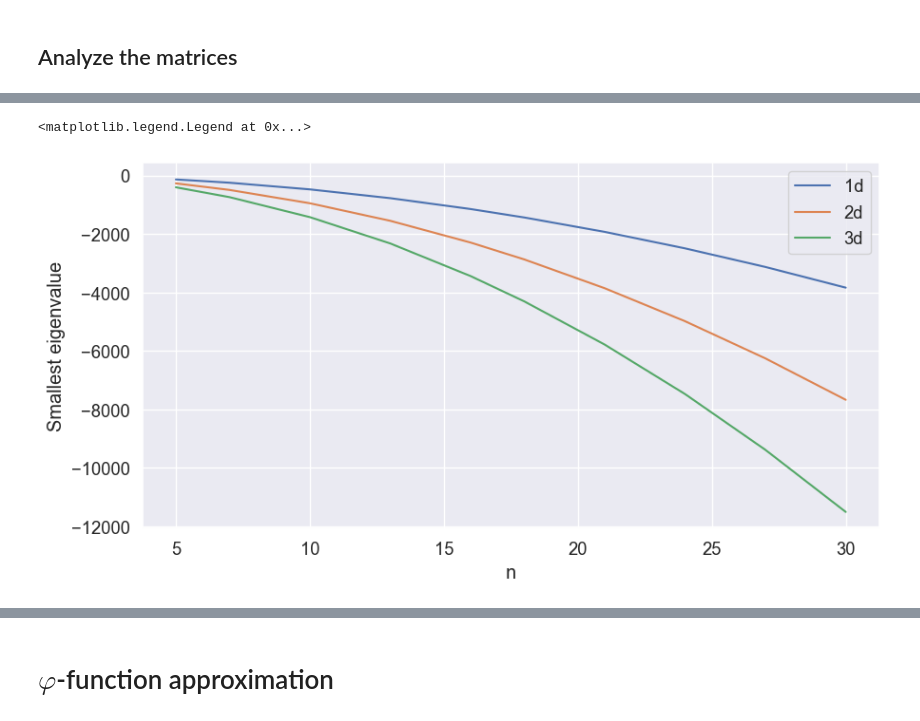
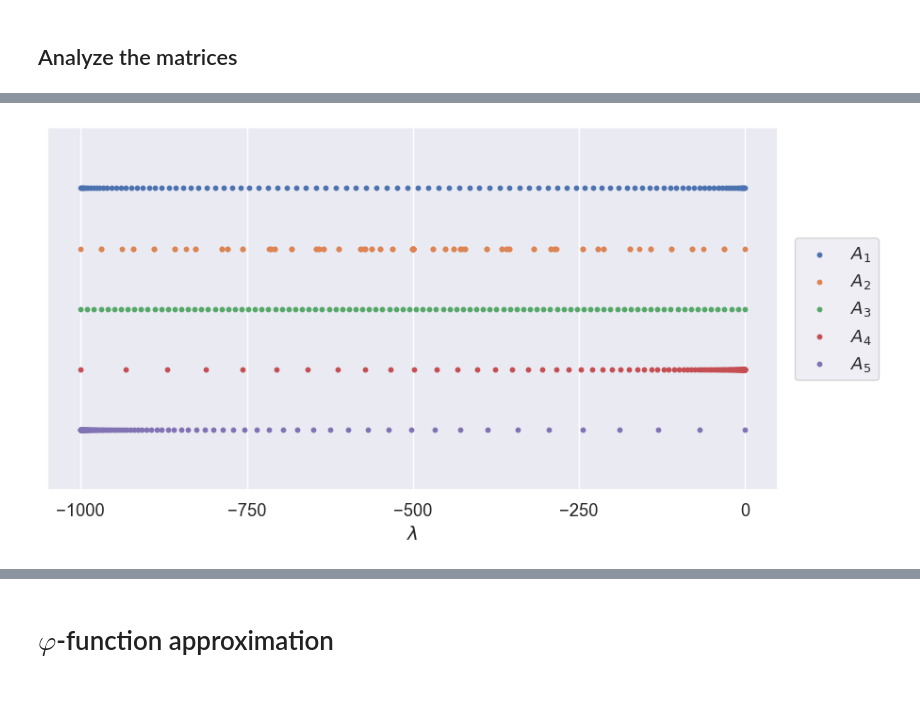
Before and after one commit to sprmsv/KAMF, a Jupyter notebook: experiments.ipynb, the cells around one changed output, grey strips where cells are left out. Drawn from its saved outputs; the diff is of its cells as text; code cells hidden in the pictures; blank space fills up the shorter version.

```diff
--- a/experiments.ipynb
+++ b/experiments.ipynb
@@ -27,2 +23,19 @@ sns.set_theme(font_scale=1.2)
+# %%
+def get_test_matrices(n: int, a: float, b: float):
+    # Check the shape of the 2D Laplace matrix
+    assert (n ** .5) % 1 == 0
+
+    # 1D Laplace stiffness matrix
+    A1 = spectral_scale(A=get_FD_matrix(n=n, d=1, scale=False), a=a, b=b)
+    # 2D Laplace stiffness matrix
+    A2 = spectral_scale(A=get_FD_matrix(n=(n ** .5), d=2, scale=False), a=a, b=b)
+    # Diagonal uniformly distributed eigenvalues
+    A3 = sps.diags(np.linspace(a, b, n))
+    # Diagonal geometrically distributed eigenvalues
+    A4 = sps.diags(+np.geomspace(a, b or (b-1e-10), n))
+    # Diagonal reversed geometrically distributed eigenvalues
+    A5 = sps.diags(-np.geomspace(a, b or (b-1e-10), n) + b + a)
+
+    return A1, A2, A3, A4, A5
 # %% [markdown]
 ## Analyze the matrices
@@ -49,20 +42,10 @@ ax.legend()
-# %%
-# NOTE: smallest eigenvalue > - (n+1)^2 * (12)
-
-fig, ax = plt.subplots(1, 1, figsize=(10, 5))
-
-for d in [1, 2, 3]:
-    ns = []
-    eigs = []
-    for n in np.linspace(5, 30, 10):
-        n = int(n)
-        ns.append(n)
-        eigs.append(float(sps.linalg.eigsh(get_FD_matrix(n=n, d=d), k=1, which='SA')[0]))
-
-    sns.lineplot(x=ns, y=eigs, ax=ax, label=f'{d}d')
-
-ax.set(ylabel='Smallest eigenvalue', xlabel='n')
-ax.legend()
-# %% [output]
-<matplotlib.legend.Legend at 0x...>
-[figure, removed]
+# %%
+# Eigenvalue distribution
+
+plot_eigenvalues(
+    As=[*get_test_matrices(n=100, a=-1000, b=-1)],
+    legends=['$A_1$', '$A_2$', '$A_3$', '$A_4$', '$A_5$'],
+    range_=(-1000, 0),
+)
+# %% [output]
+[figure, added]
```
Also changed, not shown: parts of 29 cells of this notebook, 8 other files.
